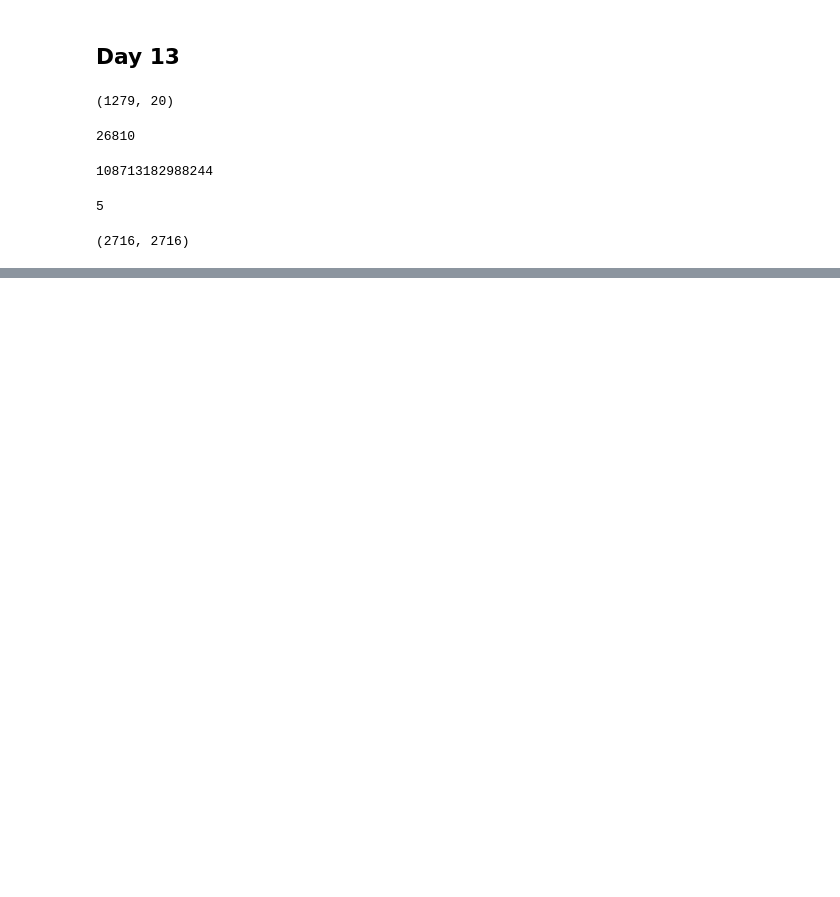
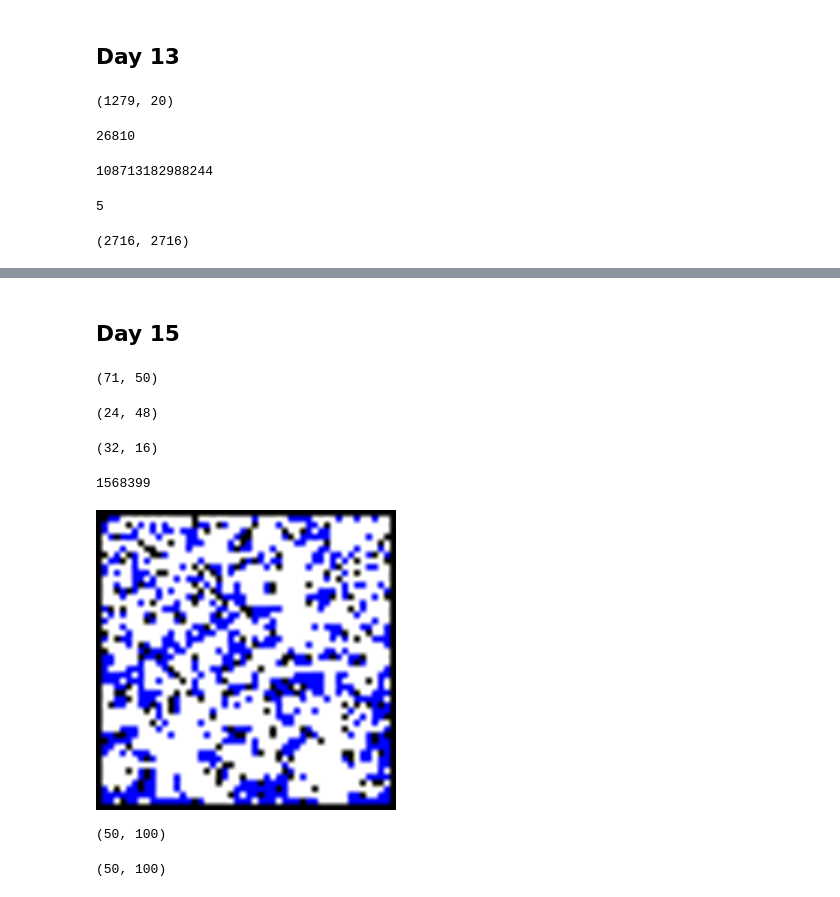
Before and after one commit to davidmiheev/aoc-2024, a Jupyter notebook: advent_of_code_2024.ipynb, the cells around one changed output, grey strips where cells are left out. Drawn from its saved outputs; the diff is of its cells as text; code cells hidden in the pictures; blank space fills up the shorter version.

```diff
--- a/advent_of_code_2024.ipynb
+++ b/advent_of_code_2024.ipynb
@@ -1200,0 +1305,24 @@ min_tokens_to_win_all_adjust(lines)
+# %% [markdown]
+## Day 15
+# %%
+with open('day 15/input.txt') as f:
+    lines = f.readlines()
+
+m, n = len(lines), len(lines[0]) - 1
+m, n
+# %% [output]
+(71, 50)
+# %%
+wh_map = []
+moves = []
+mode = 0
+for line in lines:
+    if line == '\n':
+        mode += 1
+        continue
+    if mode == 0:
+        wh_map.append(list(line[:-1]))
+    elif mode == 1:
+        moves += list(line[:-1])
+
+# wh_map[:10], moves[:10]
@@ -1200,0 +1346,15 @@ min_tokens_to_win_all_adjust(lines)
+# %%
+def find_start():
+    start = None
+    for i in range(len(wh_map)):
+        for j in range(len(wh_map[0])):
+            if wh_map[i][j] == '@':
+                start = (i, j)
+                break
+
+    return start
+
+start = find_start()
+start
+# %% [output]
+(24, 48)
@@ -1200,0 +1370,32 @@ min_tokens_to_win_all_adjust(lines)
+# %%
+cur_pos = start
+for move in moves:
+    cur_pos = shift(cur_pos, move)
+
+cur_pos
+# %% [output]
+(32, 16)
+# %%
+compute_gps()
+# %% [output]
+1568399
+# %%
+def draw_map():
+    from PIL import Image, ImageDraw
+    w, h = len(wh_map[0]), len(wh_map)
+    img = Image.new('RGB', (w, h), color = 'white')
+    draw = ImageDraw.Draw(img)
+    for i in range(len(wh_map)):
+        for j in range(len(wh_map[0])):
+            if wh_map[i][j] == 'O':
+                draw.point((j, i), fill='blue')
+            if wh_map[i][j] == '#':
+                draw.point((j, i), fill='black')
+
+    # lets scale the image
+    img = img.resize((6 * w, 6 * h))
+    img.show()
+
+draw_map()
+# %% [output]
+[figure, added]
@@ -1200,0 +1437,5 @@ min_tokens_to_win_all_adjust(lines)
+# %%
+len(wh_map), len(wh_map[0])
+# %% [output]
+(50, 100)
+(50, 100)
```
Also changed, not shown: parts of 22 cells of this notebook, 3 other files.
